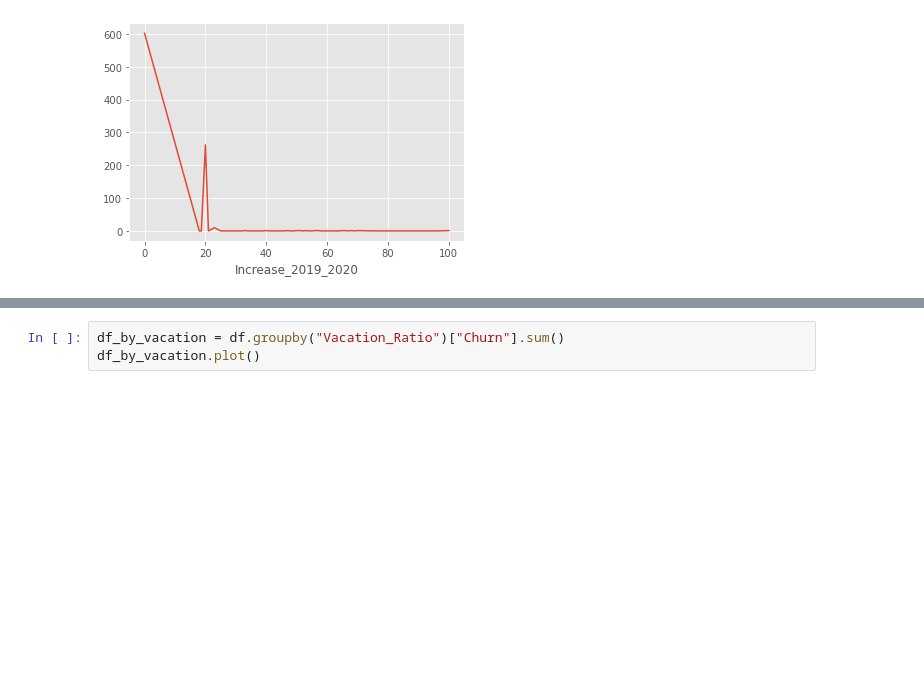
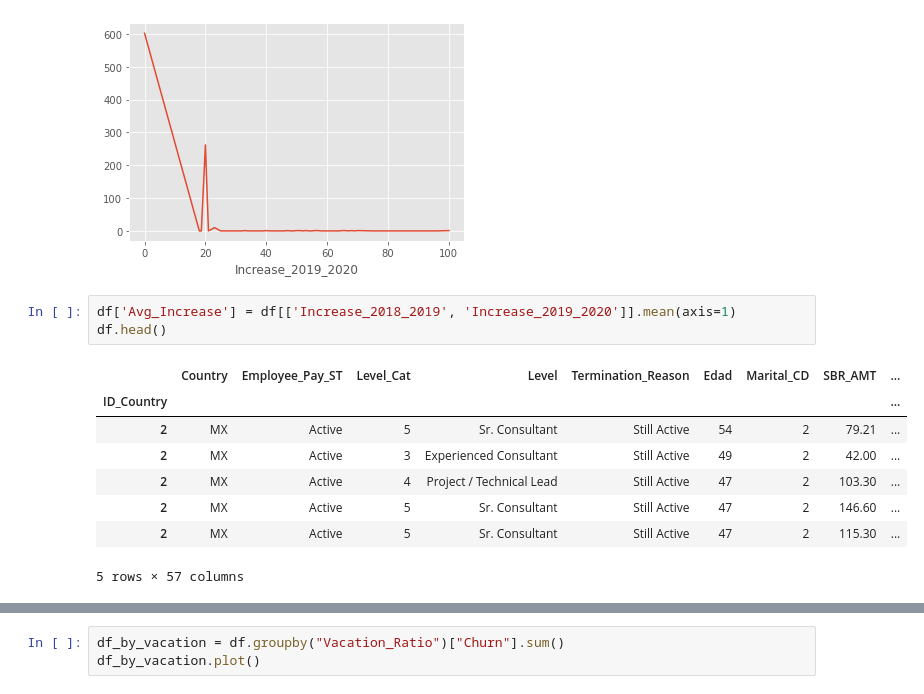
Before and after one commit to WarriorQro78AGC/DT-March21-CapstoneProject, a Jupyter notebook: Src/CapstoneVer2.ipynb, the cells around one changed output, grey strips where cells are left out. Drawn from its saved outputs; the diff is of its cells as text; blank space fills up the shorter version.

```diff
--- a/Src/CapstoneVer2.ipynb
+++ b/Src/CapstoneVer2.ipynb
@@ -436,3 +437,15 @@ df_by_incr2.plot()
 # %% [output]
 <matplotlib.axes._subplots.AxesSubplot at 0x...>
 [figure]
+# %%
+df['Avg_Increase'] = df[['Increase_2018_2019', 'Increase_2019_2020']].mean(axis=1)
+df.head()
+# %% [output]
+|  | Country | Employee_Pay_ST | Level_Cat | Level | Termination_Reason | Edad | Marital_CD | SBR_AMT | ... |
+| ID_Country |  |  |  |  |  |  |  |  | ... |
+| 2 | MX | Active | 5 | Sr. Consultant | Still Active | 54 | 2 | 79.21 | ... |
+| 2 | MX | Active | 3 | Experienced Consultant | Still Active | 49 | 2 | 42.00 | ... |
+| 2 | MX | Active | 4 | Project / Technical Lead | Still Active | 47 | 2 | 103.30 | ... |
+| 2 | MX | Active | 5 | Sr. Consultant | Still Active | 47 | 2 | 146.60 | ... |
+| 2 | MX | Active | 5 | Sr. Consultant | Still Active | 47 | 2 | 115.30 | ... |
+5 rows × 57 columns
```
Also changed, not shown: parts of 23 cells of this notebook.
